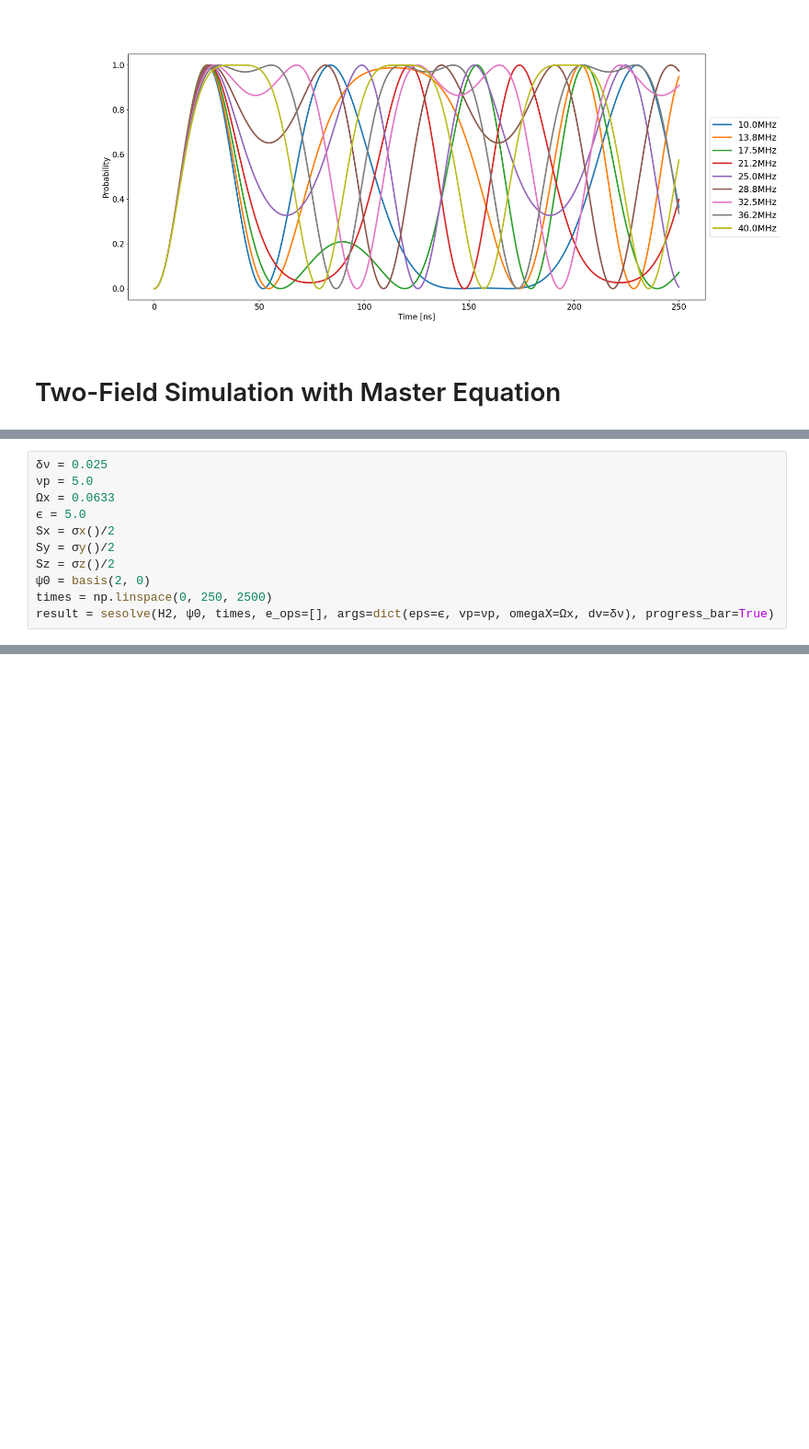
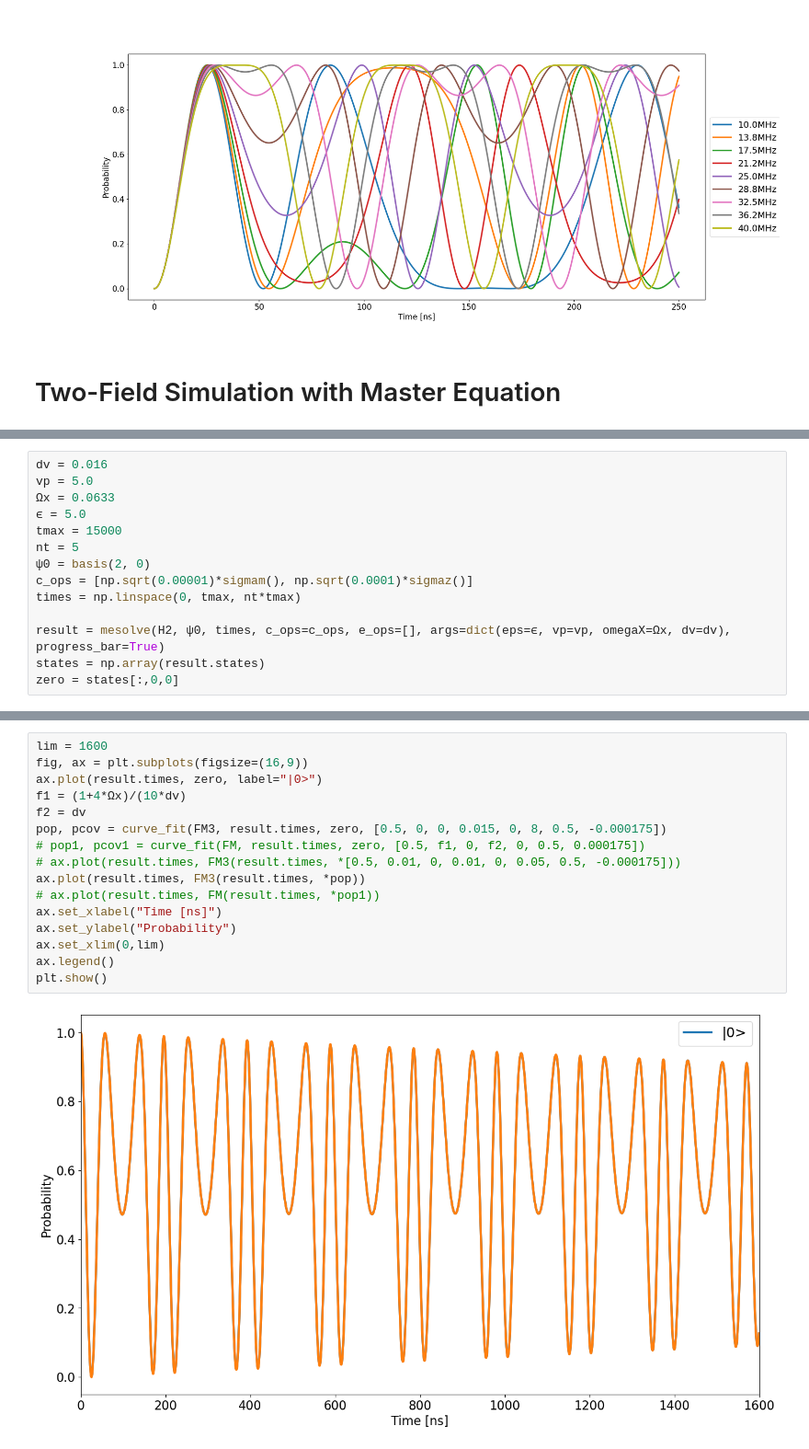
Before and after one commit to ZakEspley/TLS-Intro, a Jupyter notebook: QuTIP/DualField.ipynb, the cells around one changed output, grey strips where cells are left out. Shown at 92% size. Drawn from its saved outputs; the diff is of its cells as text; blank space fills up the shorter version.

```diff
--- a/QuTIP/DualField.ipynb
+++ b/QuTIP/DualField.ipynb
@@ -463,11 +476,14 @@ plt.show()
 # %%
-δν = 0.025
-νp = 5.0
+dv = 0.016
+vp = 5.0
 Ωx = 0.0633
 ϵ = 5.0
-Sx = σx()/2
-Sy = σy()/2
-Sz = σz()/2
+tmax = 15000
+nt = 5
 ψ0 = basis(2, 0)
-times = np.linspace(0, 250, 2500)
-result = sesolve(H2, ψ0, times, e_ops=[], args=dict(eps=ϵ, vp=νp, omegaX=Ωx, dv=δν), progress_bar=True)
+c_ops = [np.sqrt(0.00001)*sigmam(), np.sqrt(0.0001)*sigmaz()]
+times = np.linspace(0, tmax, nt*tmax)
+
+result = mesolve(H2, ψ0, times, c_ops=c_ops, e_ops=[], args=dict(eps=ϵ, vp=vp, omegaX=Ωx, dv=dv), progress_bar=True)
+states = np.array(result.states)
+zero = states[:,0,0]
@@ -473,0 +501,18 @@ result = sesolve(H2, ψ0, times, e_ops=[], args=dict(eps=ϵ, vp=νp, omegaX=Ωx,
+# %%
+lim = 1600
+fig, ax = plt.subplots(figsize=(16,9))
+ax.plot(result.times, zero, label="|0>")
+f1 = (1+4*Ωx)/(10*dv)
+f2 = dv
+pop, pcov = curve_fit(FM3, result.times, zero, [0.5, 0, 0, 0.015, 0, 8, 0.5, -0.000175])
+# pop1, pcov1 = curve_fit(FM, result.times, zero, [0.5, f1, 0, f2, 0, 0.5, 0.000175])
+# ax.plot(result.times, FM3(result.times, *[0.5, 0.01, 0, 0.01, 0, 0.05, 0.5, -0.000175]))
+ax.plot(result.times, FM3(result.times, *pop))
+# ax.plot(result.times, FM(result.times, *pop1))
+ax.set_xlabel("Time [ns]")
+ax.set_ylabel("Probability")
+ax.set_xlim(0,lim)
+ax.legend()
+plt.show()
+# %% [output]
+[figure, added]
```
Also changed, not shown: parts of 18 cells of this notebook, 4 other files.
